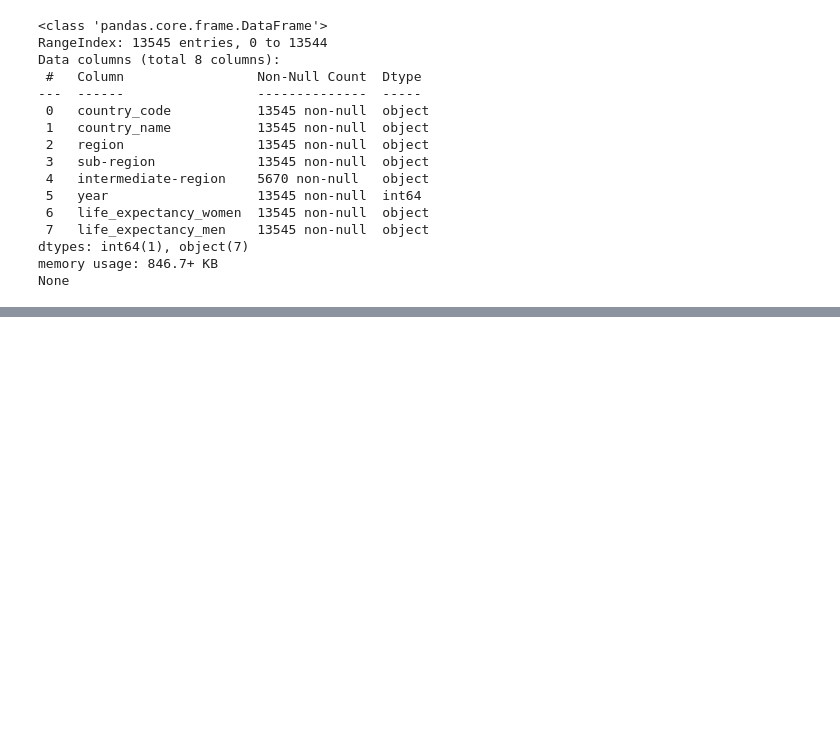
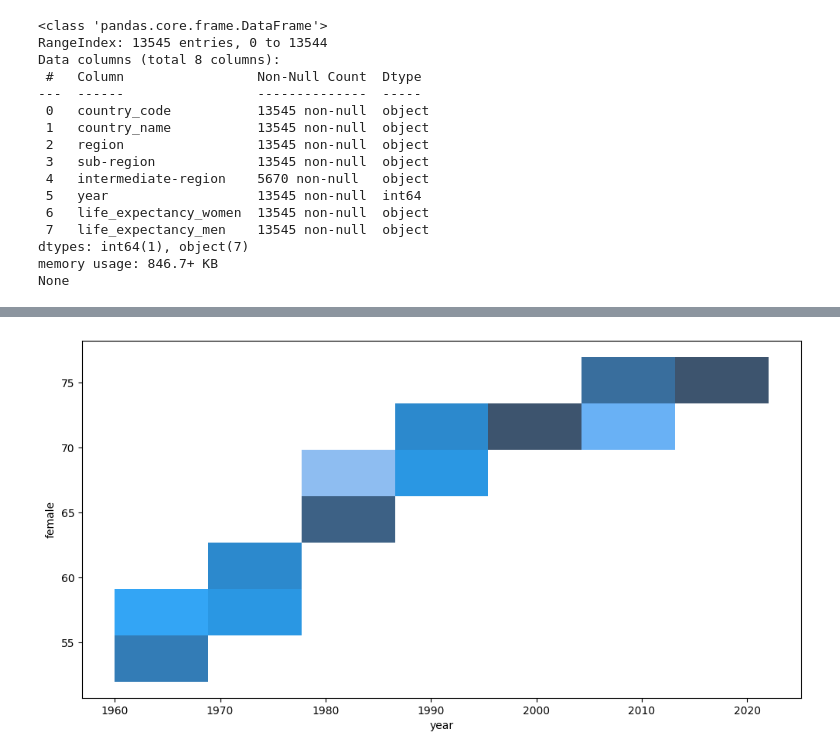
Before and after one commit to thelightfeaver/machine-leaning-practices, a Jupyter notebook: proyect/life.ipynb, the cells around one changed output, grey strips where cells are left out. Cells and saved outputs as stored; diff of their text form; code cells hidden in the pictures; blank space fills up the shorter version.

```diff
--- a/proyect/life.ipynb
+++ b/proyect/life.ipynb
@@ -104,6 +73,15 @@ display(df_sample)
 cols = ["sub-region", "intermediate-region"]
 df_main = df_main.drop(cols, axis=1)
 
+# change name columns
+
+new_cols={
+    "life_expectancy_women":"female",
+    "life_expectancy_men":"male"
+}
+
+df_main=df_main.rename(columns=new_cols)
+
 # Display columns
 print(df_main.columns)
 # %% [output]
@@ -112,0 +89,8 @@ Index(['country_code', 'country_name', 'region', 'year',
+# %%
+# Get the first element of the string
+df_main['female'] = df_main['female'].str.split(",").str[0]
+df_main["male"] = df_main['male'].str.split(",").str[0]
+
+# Convert to int
+df_main['male'] = df_main['male'].astype(int)
+df_main['female'] = df_main['female'].astype(int)
@@ -112,0 +137,8 @@ Index(['country_code', 'country_name', 'region', 'year',
+# %%
+df_filter = df_main[(df_main['country_name'] == "REPÚBLICA DOMINICANA")]
+
+sns.histplot(y=df_filter["female"], x=df_filter['year'])
+plt.gcf().set_size_inches(12, 6)
+plt.show()
+# %% [output]
+[figure, added]
```
Also changed, not shown: parts of 6 cells of this notebook, 3 other files.
